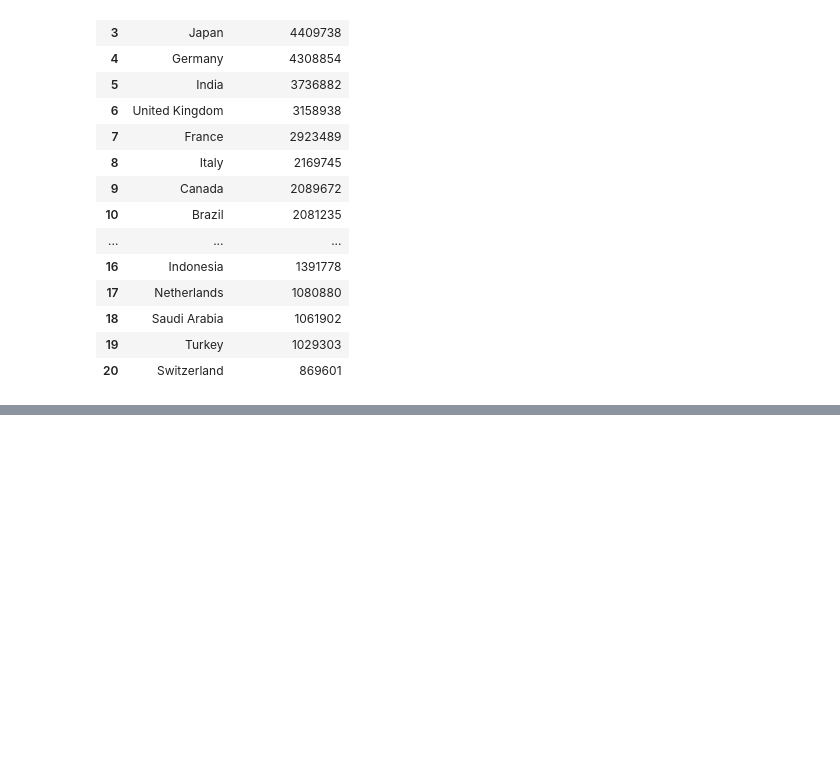
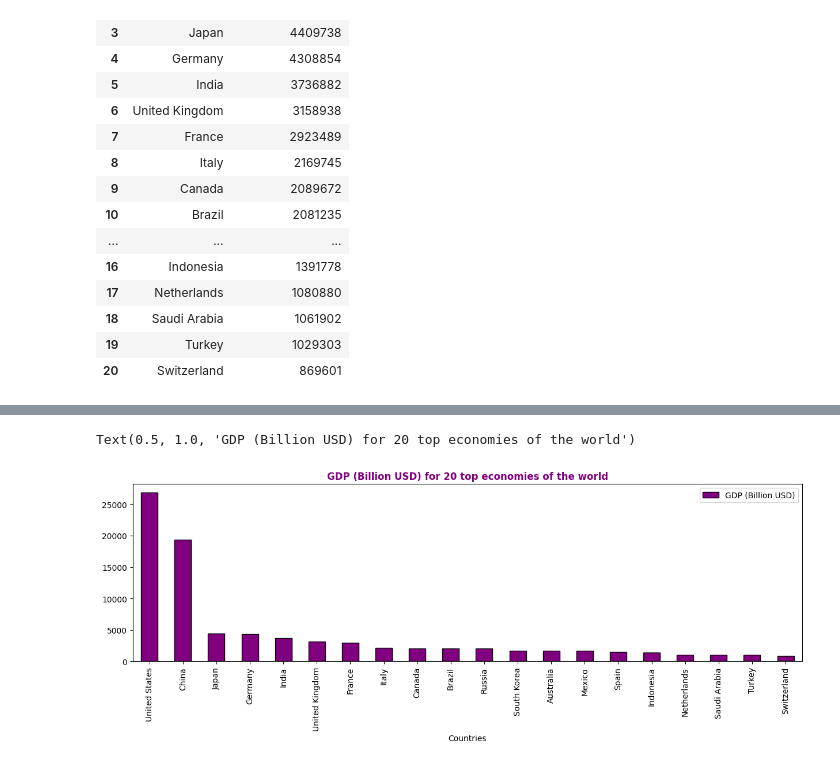
Before and after one commit to Fundakowska/GDP_Data, a Jupyter notebook: GDP_Data.ipynb, the cells around one changed output, grey strips where cells are left out. Drawn from its saved outputs; the diff is of its cells as text; code cells hidden in the pictures; blank space fills up the shorter version.

Commit message:
added bar chart

```diff
--- a/GDP_Data.ipynb
+++ b/GDP_Data.ipynb
@@ -105,3 +95,23 @@ df
 # %%
 # loading to csv
 df.to_csv('./Largest_economies.csv')
+# %%
+#preparing bar chart with largest economies
+countries = to_plot['Country']
+
+to_plot['GDP (Million USD)'] = to_plot[['GDP (Million USD)']]/1000
+to_plot.columns = ['Country','GDP (Billion USD)']
+GDP = to_plot['GDP (Billion USD)']
+# %%
+#create a DataFrame
+to_plot2 = pd.DataFrame({
+    'Countries':countries,
+    'GDP (Billion USD)':GDP
+    })
+
+#bar chart
+ax = to_plot2.plot.bar(x='Countries',y='GDP (Billion USD)',figsize=(15, 4),color = 'purple',edgecolor='black')
+ax.set_title('GDP (Billion USD) for 20 top economies of the world', color='purple',fontweight='bold')
+# %% [output]
+Text(0.5, 1.0, 'GDP (Billion USD) for 20 top economies of the world')
+[figure, added]
```
Also changed, not shown: parts of 4 cells of this notebook.
